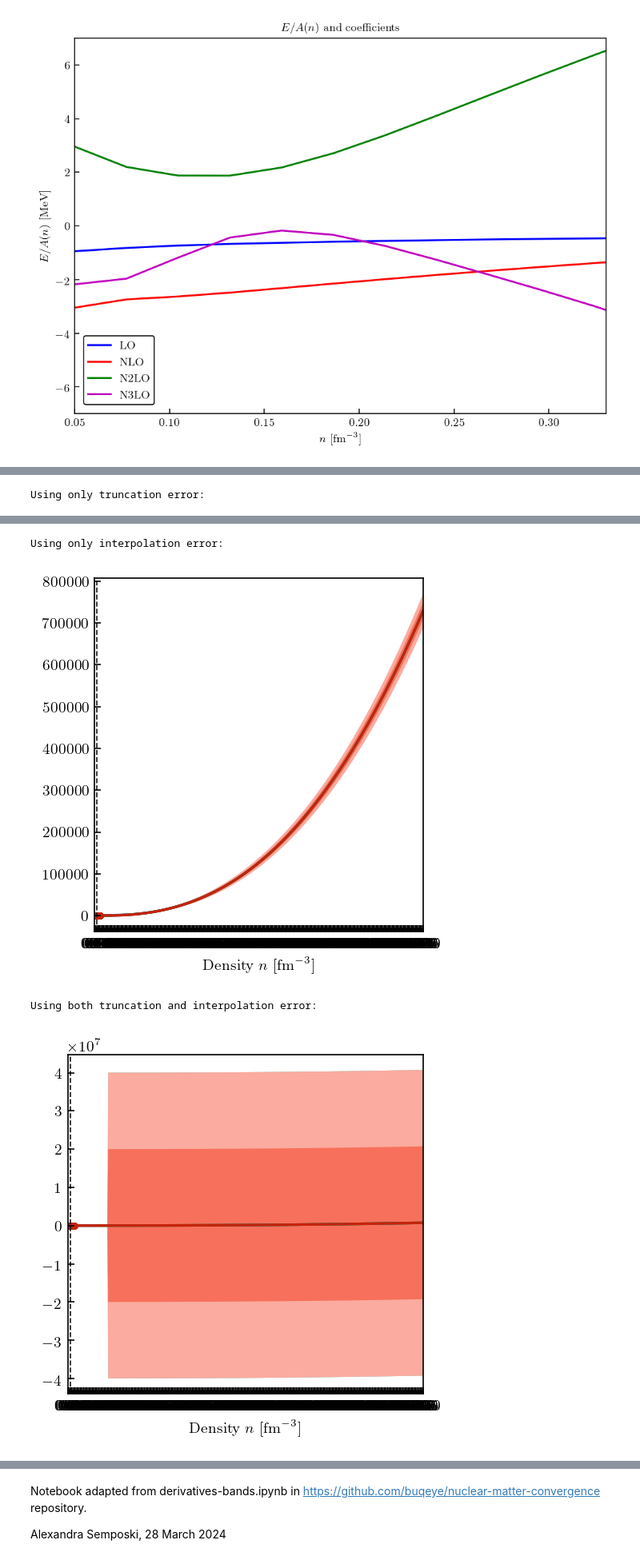
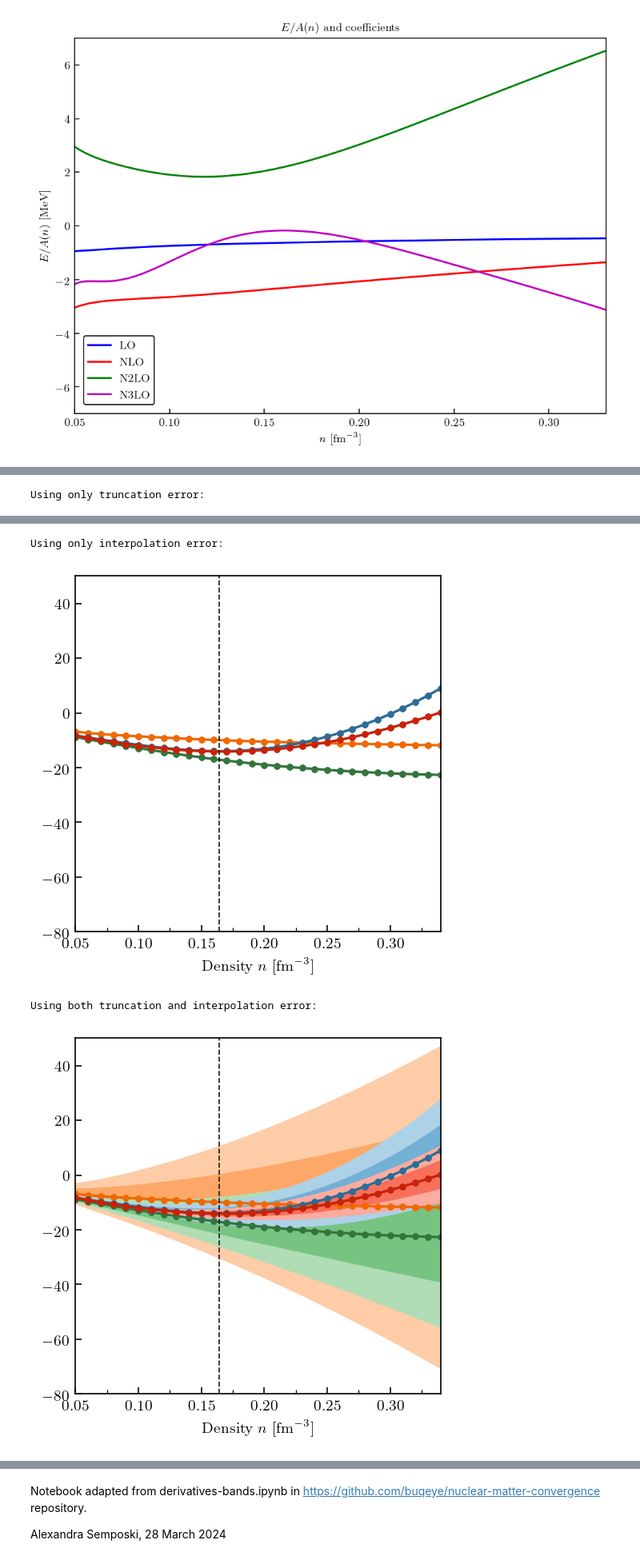
Before and after one commit to asemposki/neutron-rich-bmm, a Jupyter notebook: notebooks/EOS_ChEFT.ipynb, the cells around one changed output, grey strips where cells are left out. Shown at 80% size. Saved outputs shown, nothing was run; the diff lists cells and outputs as text; code cells hidden in the pictures.

```diff
--- a/notebooks/EOS_ChEFT.ipynb
+++ b/notebooks/EOS_ChEFT.ipynb
@@ -161,7 +301,11 @@ Choices to make here:
 
 The calculated nuclear matter data for input is in the `data` directory in csv files.
 # %%
-# class function
-#density_input = np.linspace(0.05, 0.34, 300)
-density_input = np.linspace(0.05,16.4,600)
+# choose density range and initialize the class to run the source code
+density_input = np.linspace(0.05, 0.34, 250)
+#density_input = np.linspace(0.05,16.4,600)
 chiral = Chiral(density_input=density_input, Lambda = 500, high_density=True)
+
+# set the density from the class
+density_all = chiral.density_all
+len(density_all) # should show number of chosen points
@@ -406,0 +352,12 @@ This is proof that finite differences can perform poorly for second derivatives:
+# %%
+# call the containers for PNM, SNM, and symmetry energy
+# from the modified source code
+from derivatives_new import ObservableContainer, SymmetryEnergyContainer
+
+# set to True to see the results as they are output
+verbose = True
+
+# set up the containers and run the interpolation
+# if running farther than 0.34 fm^-3, select extend=True to use PAL EOS
+obs_neutron, obs_nuclear, obs_sym_energy = \
+chiral.data_interpolation(density_int=None, kf_s_int=None, extend=False)
@@ -485,6 +472,7 @@ for i, n in enumerate(chiral.orders):
 
 # now take this and plot it
 fig, ax = plt.subplots(1, 1, sharey=True, sharex=True, figsize=(3.4, 3.4))
+ax.set_ylim(-80.0, 50.0)
 
 print('Using only truncation error:')
 for i, n in enumerate(chiral.orders):
@@ -497,7 +485,6 @@ for i, n in enumerate(chiral.orders):
         color_95=light_colors[i],
         c=dark_colors[i],
         add_nsat=i==len(chiral.orders)-1,
-        #zorder=i/10,
         density_data=chiral.density,
         y_data=obs_nuclear.finite_difference(order=n, deriv=0, wrt_kf=True),
     )
@@ -506,8 +493,7 @@ plt.show()
 
 # now only plot the interpolation GP errors
 fig, ax = plt.subplots(1, 1, sharey=True, sharex=True, figsize=(3.4, 3.4))
-# ax.set_ylim(-50,50)
-# ax.set_ylim(-1000, 1000)
+ax.set_ylim(-80.0, 50.0)
 print('Using only interpolation error:')
 for i, n in enumerate(chiral.orders):
     plot_obs_vs_density(
@@ -519,7 +505,6 @@ for i, n in enumerate(chiral.orders):
         color_95=light_colors[i],
         c=dark_colors[i],
         add_nsat=i==len(chiral.orders)-1,
-        #zorder=i/10,
         density_data=chiral.density,
         y_data=obs_nuclear.finite_difference(order=n, deriv=0, wrt_kf=True),
     )
@@ -527,8 +512,7 @@ plt.show()
 
 # now plot both
 fig, ax = plt.subplots(1, 1, sharey=True, sharex=True, figsize=(3.4, 3.4))
-#ax.set_ylim(-50,50)
-#ax.set_ylim(-1000, 1000)
+ax.set_ylim(-80.0, 50.0)
 print('Using both truncation and interpolation error:')
 for i, n in enumerate(chiral.orders):
     plot_obs_vs_density(
@@ -540,7 +524,6 @@ for i, n in enumerate(chiral.orders):
         color_95=light_colors[i],
         c=dark_colors[i],
         add_nsat=i==len(chiral.orders)-1,
-        #zorder=i/10,
         density_data=chiral.density,
         y_data=obs_nuclear.finite_difference(order=n, deriv=0, wrt_kf=True),
     )
@@ -551,4 +534,4 @@ Using only truncation error:
 Using only interpolation error:
-[figure, old version]
+[figure, new version]
 Using both truncation and interpolation error:
-[figure, old version]
+[figure, new version]
```
Also changed, not shown: parts of 85 cells of this notebook.
